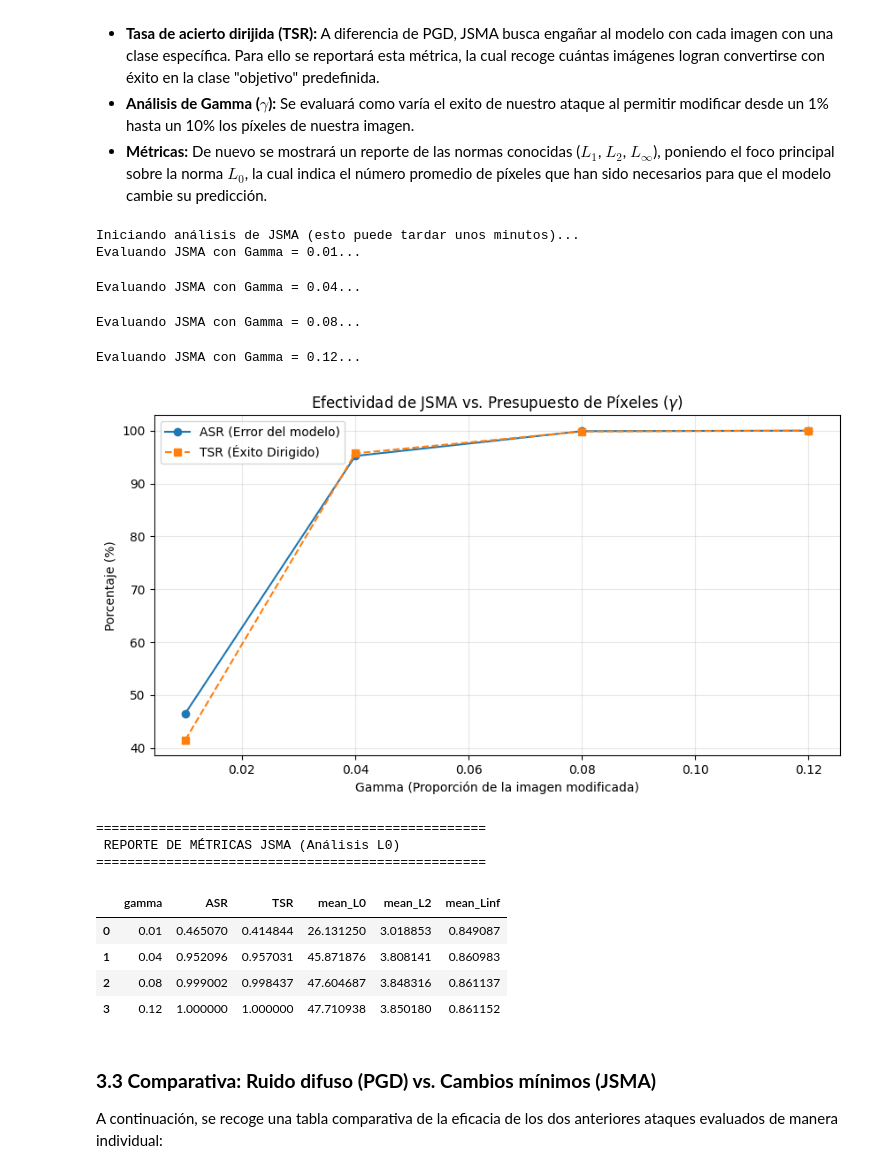
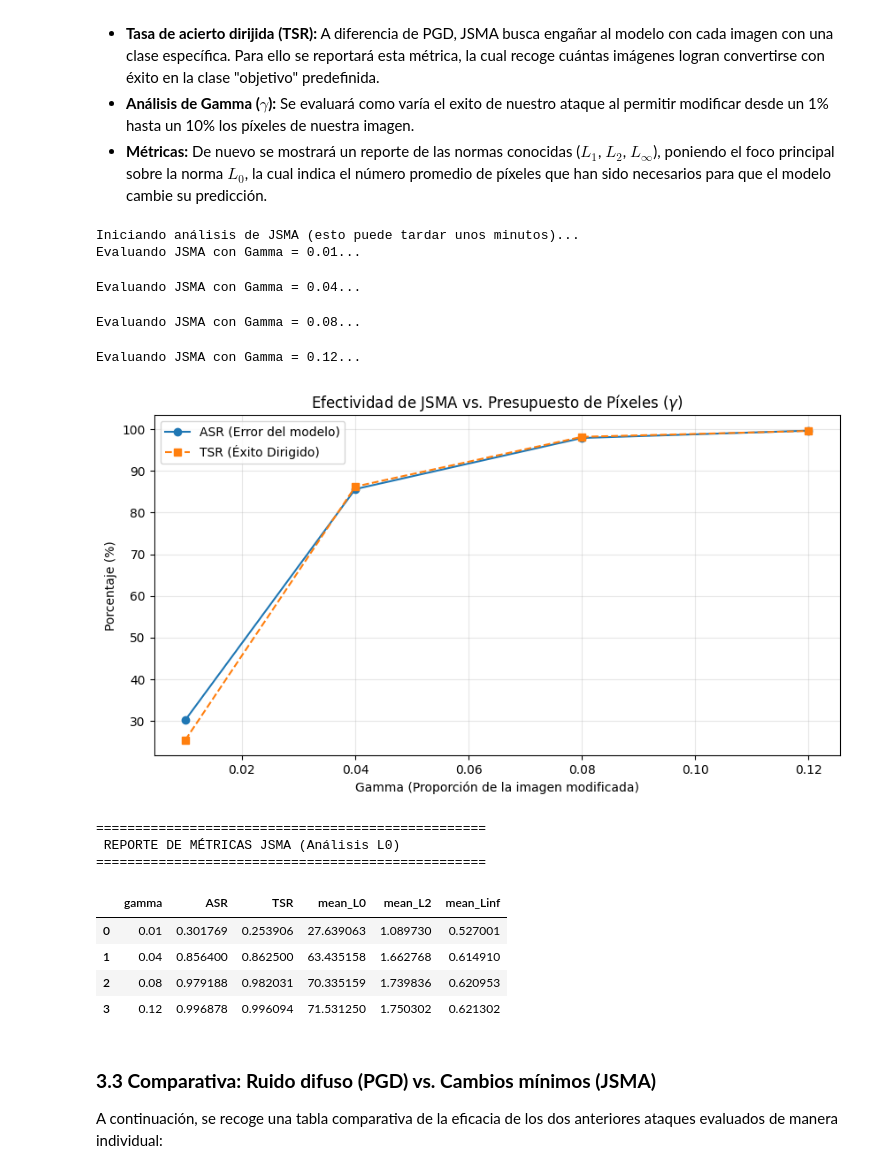
Before and after one commit to alvaroG-IA/CNN-Adversarial-Attacks-Defense, a Jupyter notebook: notebook.ipynb, the cells around one changed output. Drawn from its saved outputs; the diff is of its cells as text; code cells hidden in the pictures.

Commit message:
Versión final a falta de añadir explicación de seleccion de parámetros de ataques y análisis de gráficas

```diff
--- a/notebook.ipynb
+++ b/notebook.ipynb
@@ -237,7 +237,7 @@ print('[INFO] Red CNN con normalización interna definida!')
 
 El modelo se entrena utilizando el optimizador `AdamW`, elegido por su eficiente manejo de la regularización L2 (`weight decay`). Se emplea una tasa de aprendizaje de $1e-3$ y la función de pérdida de Entropía Cruzada (`CrossEntropyLoss`). El proceso se lleva a cabo durante 20 épocas, buscando un equilibrio entre la convergencia de la pérdida y la estabilidad del accuracy en el conjunto de validación.
 # %%
-criterion = nn.CrossEntropyLoss(label_smoothing=0.1)
+criterion = nn.CrossEntropyLoss()
 optim = torch.optim.AdamW(model.parameters(), lr=1e-3, weight_decay=1e-5)
 
 model = train_model(model, 20, optim, criterion, train_loader, device)
@@ -284,6 +284,9 @@ Es este apartado del cuaderno se desarrollará la lógica necesaria para generar
 Para ello, se implementarán funciones de soporte encargadas de calcular las métricas de éxito del ataque y de cuantificar la magnitud de las perturbaciones introducidas. El objetivo principal será definir un marco para la evaluación de la robustez del modelo frente a diferentes niveles de ataque *white-box*
 # %%
 def make_target_labels(y, num_classes=10, strategy="next"):
+    """
+    Función encargada de obtener la representación de etiqueta correcta dada una estrategia de ataque dirigido
+    """
     y_np = np.array(y, dtype=np.int32).reshape(-1)
     if strategy == "next": tgt = (y_np + 1) % num_classes
     elif strategy == "farthest": tgt = (y_np + (num_classes // 2)) % num_classes
@@ -419,7 +422,9 @@ La principal ventaja, y segunda razón de la selección de este ataque como prim
 Esta estrategia permite realizar una comparativa exhaustiva de la robustez del modelo frente a diferentes niveles de agresividad de ataque.
 # %%
 def _pgd_core(model: SimpleCNN, x: torch.tensor, y: torch.tensor, steps: int, alpha, epsilon: float, clip_min:float = 0.0, clip_max: float = 1.0):
-
+    """
+    Nucleo de la implementación del ataque PGD
+    """
     x_adv = x.clone().detach()
 
     noise = torch.empty_like(x).uniform_(-epsilon, epsilon).to(x.device)
@@ -485,6 +490,9 @@ La elección de JSMA responde a dos objetivos estratégicos:
 - **Naturaleza Dirigida (Targeted)**: A diferencia de las pruebas anteriores, JSMA utiliza la matriz Jacobiana para forzar al modelo a predecir una clase objetivo específica (Targeted Success Rate), permitiendo medir no solo la fragilidad del modelo, sino también su manipulabilidad hacia resultados predeterminados por el atacante.
 # %%
 def jsma_attack(model: staticmethod, x: torch.tensor, y: torch.tensor, criterion: nn.Module, optimizer: torch.optim.Optimizer, device: str, gamma: float, theta: float, target_strategy: (str|int) ="next"):
+    """
+    Implementación del ataque dirigido JSMA
+    """
     attack_device = "cpu" if device.type == "mps" else device.type
     try:
         model.to(attack_device)
@@ -660,7 +668,7 @@ base_params_jsma = {
     'device': device,
     'criterion': criterion,
     'optimizer': optim,
-    'theta': 1.0,           # Intensidad de la modificación por píxel
+    'theta': 0.1,           # Intensidad de la modificación por píxel
     'target_strategy': 'next' # Clase objetivo: (clase_real + 1) % 10
 }
 
@@ -677,42 +685,42 @@ for g in gamma_values:
 
 # --- 2. Procesamiento de Resultados ---
 df_jsma = pd.DataFrame(jsma_results)
 
 # --- 3. Visualización de la Efectividad ---
 plt.figure(figsize=(10, 5))
 
 # Graficamos ASR (Éxito general) vs TSR (Éxito dirigido a la clase objetivo)
 plt.plot(df_jsma['gamma'], df_jsma['ASR'] * 100, 'o-', label='ASR (Error del modelo)')
 plt.plot(df_jsma['gamma'], df_jsma['TSR'] * 100, 's--', label='TSR (Éxito Dirigido)')
 
 plt.title('Efectividad de JSMA vs. Presupuesto de Píxeles ($\gamma$)')
 plt.xlabel('Gamma (Proporción de la imagen modificada)')
 plt.ylabel('Porcentaje (%)')
 plt.grid(True, alpha=0.3)
 plt.legend()
 plt.show()
 
 # --- 4. Reporte de Normas y Métricas ---
 print("\n" + "="*50)
 print(" REPORTE DE MÉTRICAS JSMA (Análisis L0)")
 print("="*50)
 # Mostramos mean_L0 para ver el número real de píxeles promedio cambiados
 display(df_jsma[['gamma', 'ASR', 'TSR', 'mean_L0', 'mean_L2', 'mean_Linf']])
 # %% [output]
 Iniciando análisis de JSMA (esto puede tardar unos minutos)...
 Evaluando JSMA con Gamma = 0.01...
 Evaluando JSMA con Gamma = 0.04...
 Evaluando JSMA con Gamma = 0.08...
 Evaluando JSMA con Gamma = 0.12...
-[figure, old version]
+[figure, new version]
 ==================================================
  REPORTE DE MÉTRICAS JSMA (Análisis L0)
 ==================================================
 |  | gamma | ASR | TSR | mean_L0 | mean_L2 | mean_Linf |
-| 0 | 0.01 | 0.465070 | 0.414844 | 26.131250 | 3.018853 | 0.849087 |
-| 1 | 0.04 | 0.952096 | 0.957031 | 45.871876 | 3.808141 | 0.860983 |
-| 2 | 0.08 | 0.999002 | 0.998437 | 47.604687 | 3.848316 | 0.861137 |
-| 3 | 0.12 | 1.000000 | 1.000000 | 47.710938 | 3.850180 | 0.861152 |
+| 0 | 0.01 | 0.301769 | 0.253906 | 27.639063 | 1.089730 | 0.527001 |
+| 1 | 0.04 | 0.856400 | 0.862500 | 63.435158 | 1.662768 | 0.614910 |
+| 2 | 0.08 | 0.979188 | 0.982031 | 70.335159 | 1.739836 | 0.620953 |
+| 3 | 0.12 | 0.996878 | 0.996094 | 71.531250 | 1.750302 | 0.621302 |
 # %% [markdown]
 ### **3.3 Comparativa: Ruido difuso (PGD) vs. Cambios mínimos (JSMA)**
 
```
Also changed, not shown: parts of 12 cells of this notebook.
